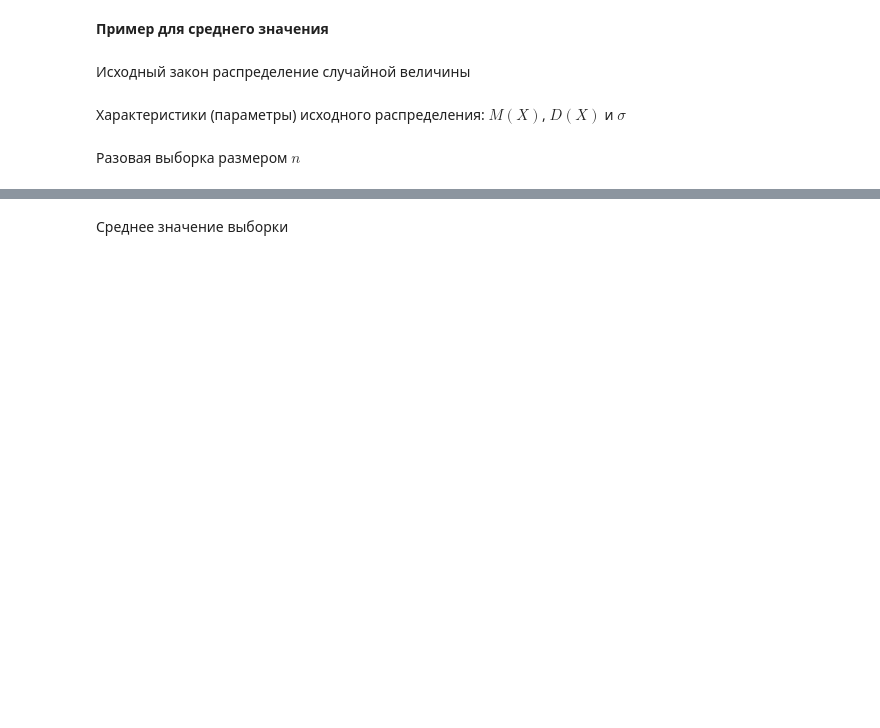
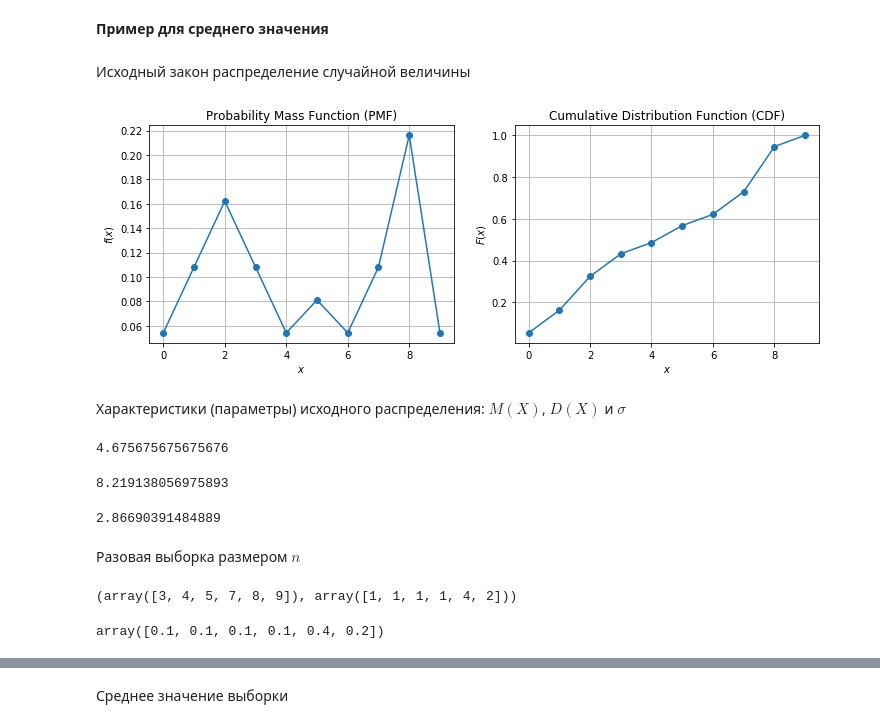
Before and after one commit to MLMethods/Practice, a Jupyter notebook: notebooks/C4_Statistics.ipynb, the cells around one changed output, grey strips where cells are left out. Saved outputs shown, nothing was run; the diff lists cells and outputs as text; code cells hidden in the pictures; blank space fills up the shorter version.

Commit message:
add examples and plots

```diff
--- a/notebooks/C4_Statistics.ipynb
+++ b/notebooks/C4_Statistics.ipynb
@@ -99,33 +104,46 @@ x = np.arange(10)
 fr = np.array([10, 20, 30, 20, 10, 15, 10, 20, 40, 10])
 pk = fr / fr.sum()
 
-myDistr = stats.rv_discrete(name='myDistribution', values=(x, pk))
+# Создание собственного дискретного закона распределения
+distribution = stats.rv_discrete(name="custom_distribution", values=(x, pk))
 # %%
-y_pmf = myDistr.pmf(x) #закон распределения случайной величины
-y_cdf = myDistr.cdf(x) #функция распределения случайной величины
+y_pmf = distribution.pmf(x)  # закон распределения случайной величины
+y_cdf = distribution.cdf(x)  # функция распределения случайной величины
 # %%
 plt.figure(1, figsize=[12,4])
 
 plt.subplot(1,2,1)
-plt.title("pmf")
+plt.title("Probability Mass Function (PMF)")
 plt.plot(x, y_pmf, "o-")
+plt.xlabel("$x$")
+plt.ylabel("$f(x)$")
 plt.grid(True)
 
 plt.subplot(1,2,2)
-plt.title("cdf")
+plt.title("Cumulative Distribution Function (CDF)")
+plt.xlabel("$x$")
+plt.ylabel("$F(x)$")
 plt.plot(x, y_cdf, "o-")
 plt.grid(True)
+# %% [output]
+[figure, added]
 # %% [markdown]
 <p>Характеристики (параметры) исходного распределения: $M(X)$, $D(X)$ и $\sigma$</p>
 # %%
-m = myDistr.mean()
+m = distribution.mean()
 m
+# %% [output]
+4.675675675675676
 # %%
-v = myDistr.var()
+v = distribution.var()
 v
+# %% [output]
+8.219138056975893
 # %%
-sigma = myDistr.std()
+sigma = distribution.std()
 sigma
+# %% [output]
+2.86690391484889
 # %% [markdown]
 <p>Разовая выборка размером $n$</p>
 # %%
@@ -138,7 +156,14 @@ xy
+# %%
+elements, counts = np.unique(sample, return_counts=True)
+elements, counts
+# %% [output]
+(array([3, 4, 5, 7, 8, 9]), array([1, 1, 1, 1, 4, 2]))
 # %%
-xx = xy[:,0]
-yy_pmf = xy[:,1] / len(myRD)
+xx = elements
+yy_pmf = counts / len(sample)
 yy_pmf
+# %% [output]
+array([0.1, 0.1, 0.1, 0.1, 0.4, 0.2])
 # %%
 plt.figure(1, figsize=[15,4])
 
```
Also changed, not shown: parts of 93 cells of this notebook.
